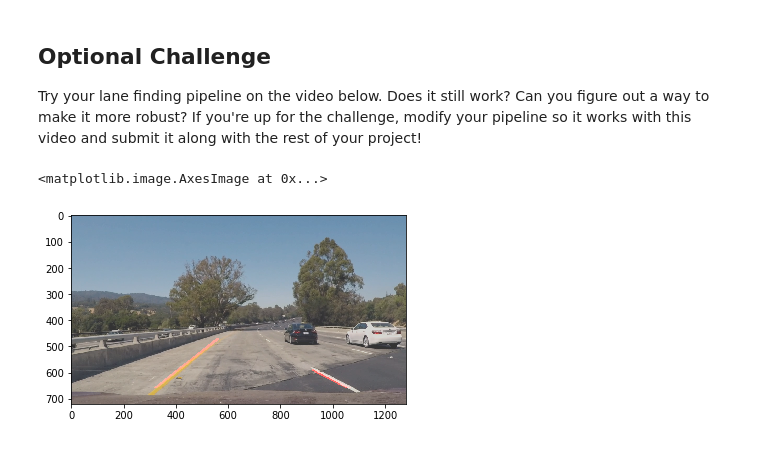
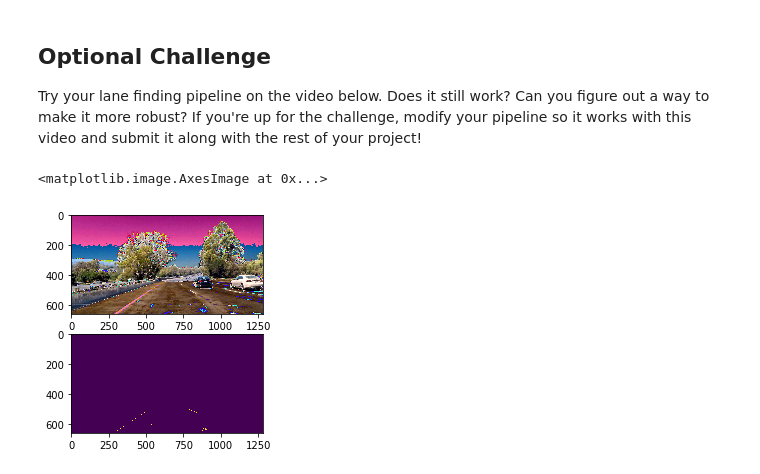
Before and after one commit to acidhills/udacity_traffic_lanes, a Jupyter notebook: P1.ipynb, the cells around one changed output. Drawn from its saved outputs; the diff is of its cells as text; code cells hidden in the pictures.

```diff
--- a/P1.ipynb
+++ b/P1.ipynb
@@ -580,34 +602,38 @@ def clip3_process(img):
 #     plt.imshow(best_r)
     return weighted_img(img=lines,initial_img=img)
 # %%
-image1 = mpimg.imread(challenge_src +'108.jpg')
+image1 = mpimg.imread(challenge_src +'116.jpg')
 # image1 = mpimg.imread('img_err.jpg')
 # ololo = clip3_process(image1)
-plt.imshow(clip3_process(image1))
-# y_len, x_len,channels = image1.shape
-# image = image1[0:y_len-60, 0:x_len,0:channels]
-# # image2 = image1[0:y_len-60, 0:x_len,0:channels]
+# plt.imshow(clip3_process(image1))
+y_len, x_len,channels = image1.shape
+image = image1[0:y_len-60, 0:x_len,0:channels]
+# image2 = image1[0:y_len-60, 0:x_len,0:channels]
 
-# # # # plt.imshow(process_image(image))
-# image = increase_contrast(image)
-# image = get_prepared_image(image, y_correction=150, x_correction=130)
-# # # # gray_img= grayscale(image)
-# # # # gray_img = gaussian_blur(gray_img,11)
-# # # # gray_img = canny(gray_img,10,20 )
-# # # plt.imshow(gray_img, cmap='gray')
+# # # plt.imshow(process_image(image))
+image = increase_contrast(image)
+fig, axs = plt.subplots(2)
+axs[0].imshow(image)
+image = get_prepared_image(image, y_correction=150, x_correction=130)
+# # # gray_img= grayscale(image)
+# # # gray_img = gaussian_blur(gray_img,11)
+# # # gray_img = canny(gray_img,10,20 )
+
+axs[1].imshow(image)
+# plt.imshow(image, cmap='gray')
 # l,r = get_lines(image)
-# r_line = get_border(r)
+# r_line = get_border(r, False)
 # r_top  = (r[0][0][0],r[0][0][1])
-# l_line = get_border(l)
+# l_line = get_border(l, True)
 # l_top = (l[0][0][0],l[0][0][1])
 # # draw_lines(image1,[[l_line],[r_line]],thickness=10)
 
 # # draw_lines(image1,l+r,thickness=10)
 # draw_lines(image1, [get_line(l_line,r_top, l_top,image.shape),get_line(r_line,l_top, r_top,image.shape)],thickness=10)
 # plt.imshow(image1)
 # %% [output]
 <matplotlib.image.AxesImage at 0x...>
-[figure, old version]
+[figure, new version]
 # %%
 challenge_src = 'challenge_src/'
 challenge_rdy = 'challenge_rdy/'
```
Also changed, not shown: parts of 8 cells of this notebook, 3 other files.
